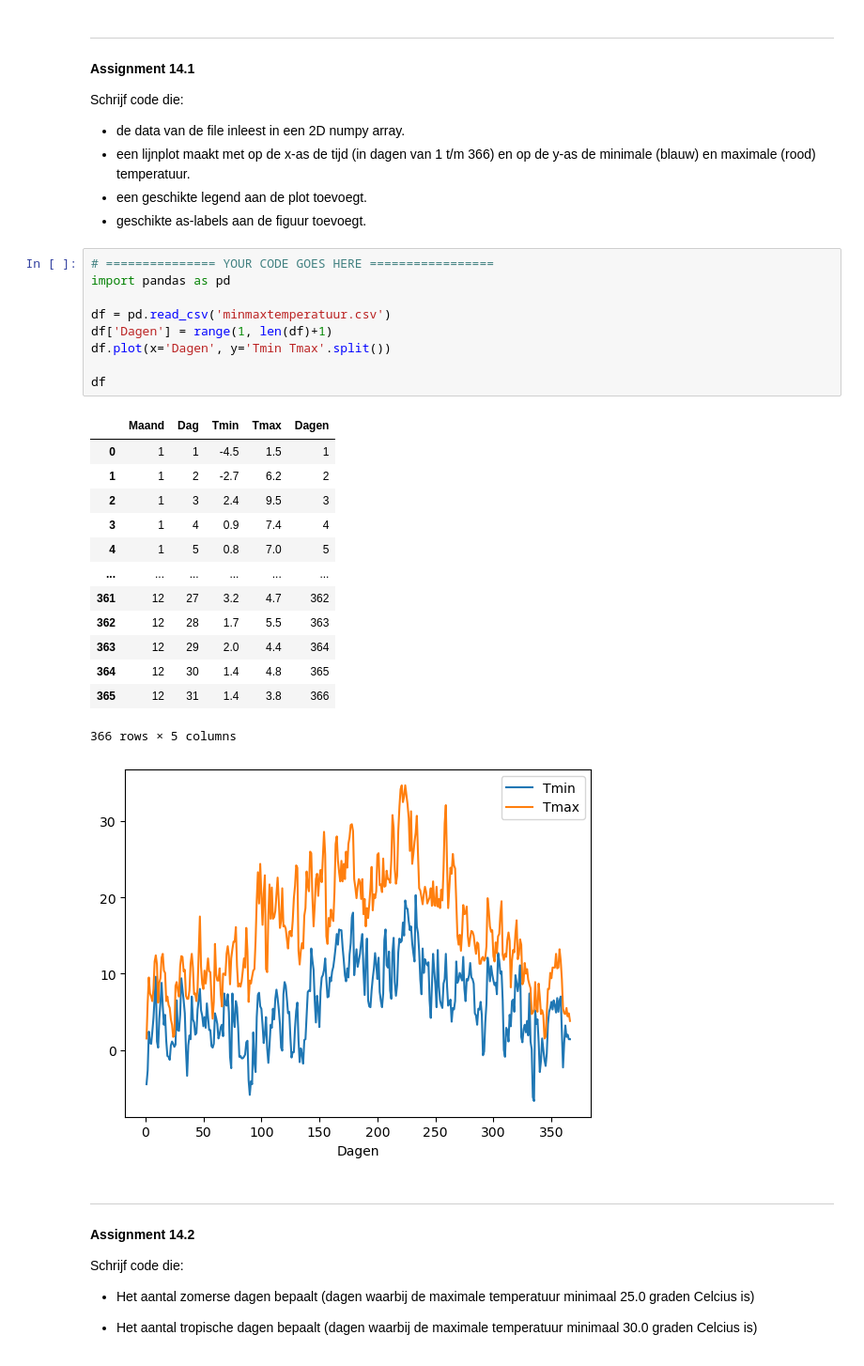
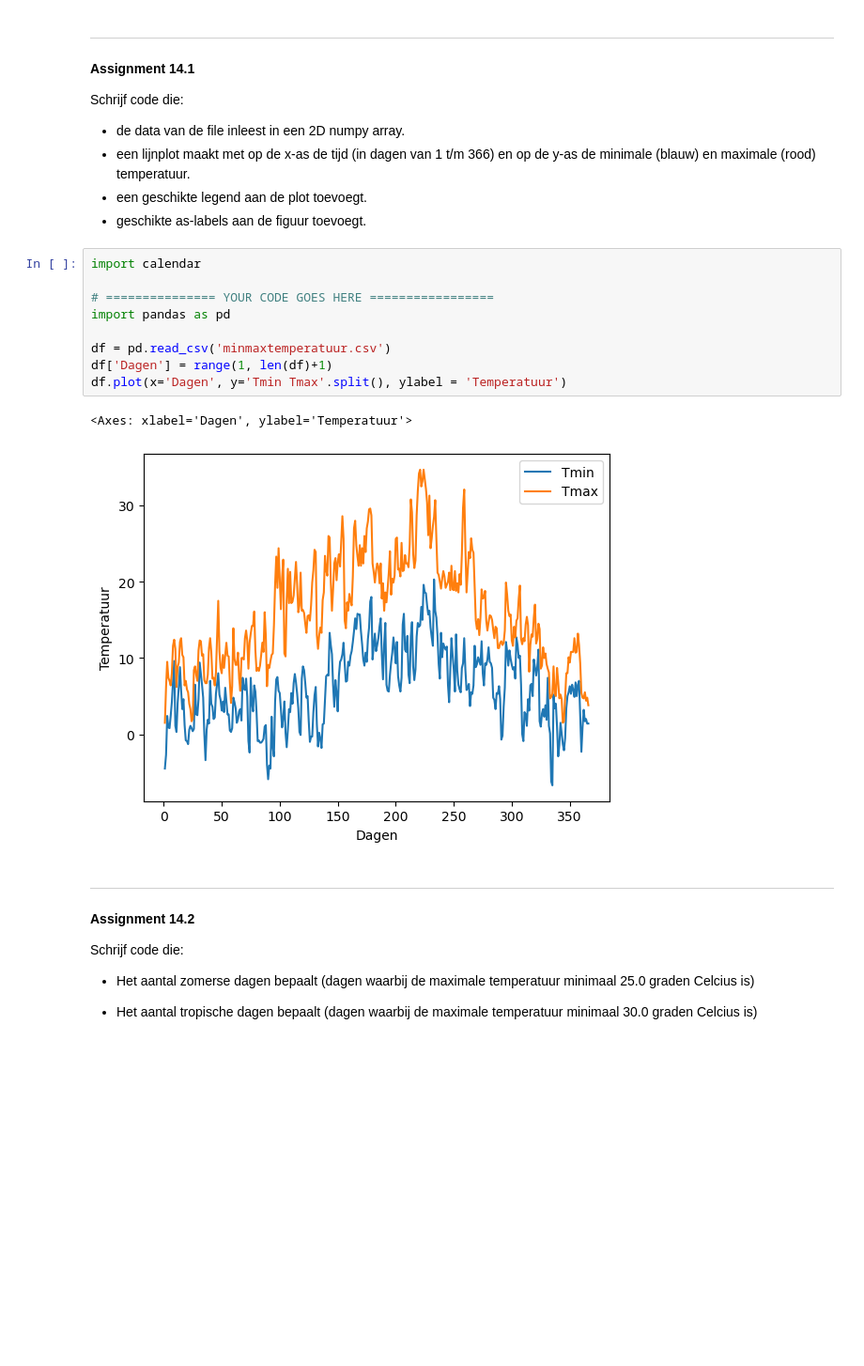
Before and after one commit to GitAkash/PnD, a Jupyter notebook: Week 5, 6 & 7/notebook14_hittegolven.ipynb, the cells around one changed output. Shown at 94% size. Drawn from its saved outputs; the diff is of its cells as text; blank space fills up the shorter version.

```diff
--- a/Week 5, 6 & 7/notebook14_hittegolven.ipynb
+++ b/Week 5, 6 & 7/notebook14_hittegolven.ipynb
@@ -14,29 +14,17 @@ Schrijf code die:
 - een geschikte legend aan de plot toevoegt.
 - geschikte as-labels aan de figuur toevoegt.
 # %%
+import calendar
+
 # =============== YOUR CODE GOES HERE =================
 import pandas as pd
 
 df = pd.read_csv('minmaxtemperatuur.csv')
 df['Dagen'] = range(1, len(df)+1)
-df.plot(x='Dagen', y='Tmin Tmax'.split())
-
-df
+df.plot(x='Dagen', y='Tmin Tmax'.split(), ylabel = 'Temperatuur')
 # %% [output]
-|  | Maand | Dag | Tmin | Tmax | Dagen |
-| 0 | 1 | 1 | -4.5 | 1.5 | 1 |
-| 1 | 1 | 2 | -2.7 | 6.2 | 2 |
-| 2 | 1 | 3 | 2.4 | 9.5 | 3 |
-| 3 | 1 | 4 | 0.9 | 7.4 | 4 |
-| 4 | 1 | 5 | 0.8 | 7.0 | 5 |
-| ... | ... | ... | ... | ... | ... |
-| 361 | 12 | 27 | 3.2 | 4.7 | 362 |
-| 362 | 12 | 28 | 1.7 | 5.5 | 363 |
-| 363 | 12 | 29 | 2.0 | 4.4 | 364 |
-| 364 | 12 | 30 | 1.4 | 4.8 | 365 |
-| 365 | 12 | 31 | 1.4 | 3.8 | 366 |
-366 rows × 5 columns
+<Axes: xlabel='Dagen', ylabel='Temperatuur'>
-[figure, old version]
+[figure, new version]
 # %% [markdown]
 ---
 **Assignment 14.2**
```
Also changed, not shown: parts of 3 cells of this notebook.
